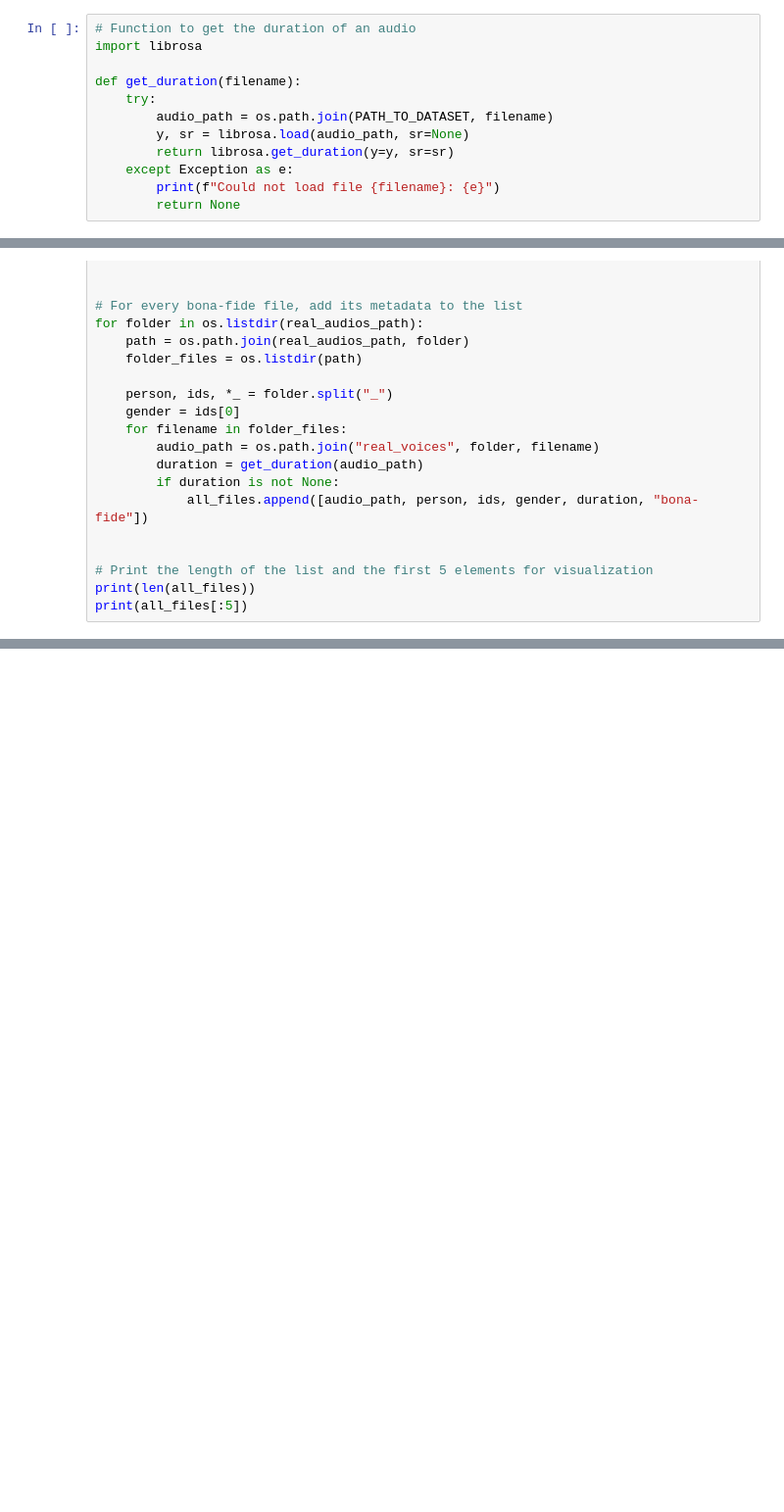
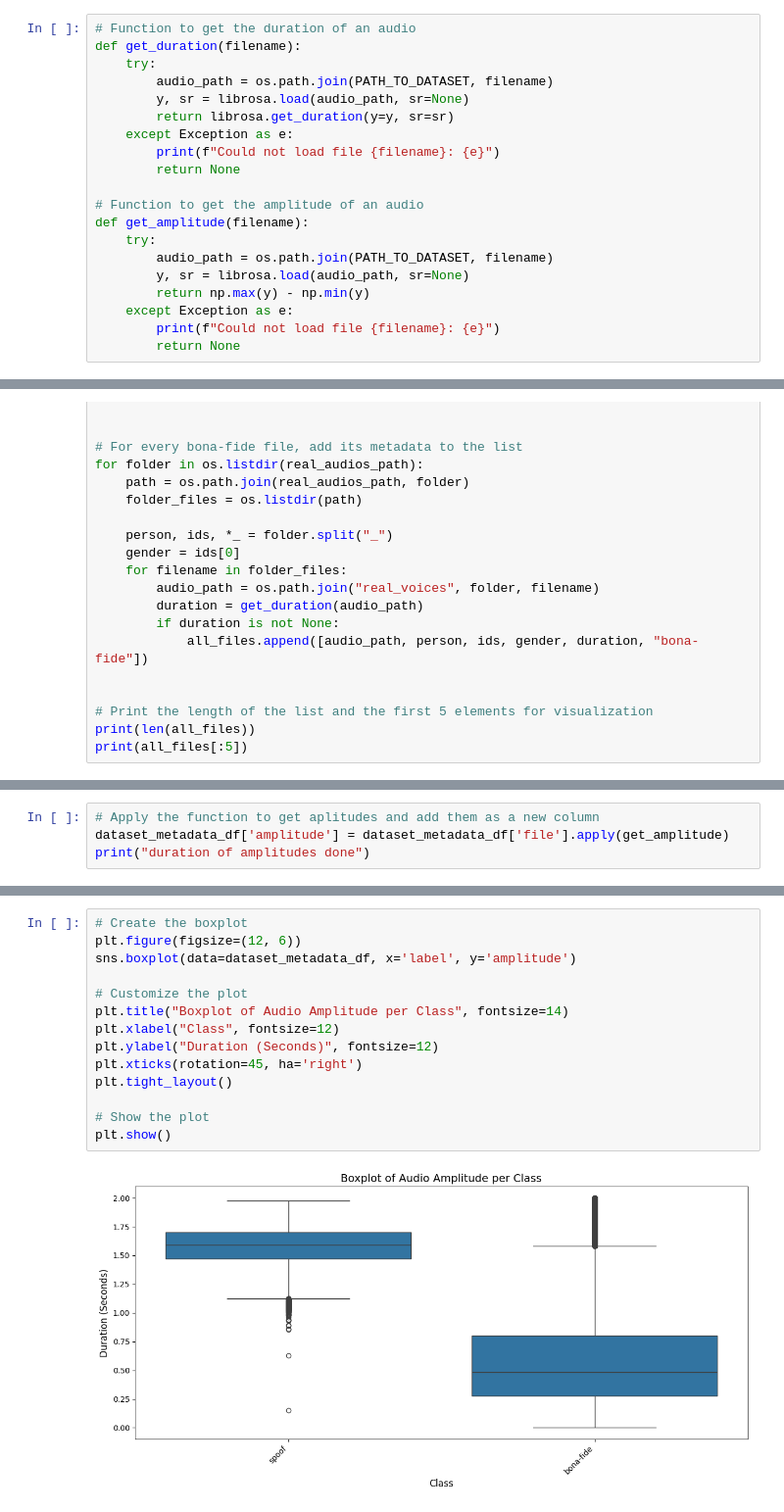
Before and after one commit to KARAS-SSL/AUDIOS, a Jupyter notebook: notebooks/dataset_exploration.ipynb, the cells around one changed output, grey strips where cells are left out. Shown at 98% size. Saved outputs shown, nothing was run; the diff lists cells and outputs as text; blank space fills up the shorter version.

Commit message:
feat: add audio amplitude exploration and document section 3

```diff
--- a/notebooks/dataset_exploration.ipynb
+++ b/notebooks/dataset_exploration.ipynb
@@ -102,8 +109,6 @@ O dataset é percorrido e é gerado um arquivo .csv com as seguintes informaçõ
 * Rótulo do áudio ("spoof" ou "bona-fide")
 # %%
 # Function to get the duration of an audio
-import librosa
-
 def get_duration(filename):
     try:
         audio_path = os.path.join(PATH_TO_DATASET, filename)
@@ -112,6 +117,16 @@ def get_duration(filename):
     except Exception as e:
         print(f"Could not load file {filename}: {e}")
         return None
+
+# Function to get the amplitude of an audio
+def get_amplitude(filename):
+    try:
+        audio_path = os.path.join(PATH_TO_DATASET, filename)
+        y, sr = librosa.load(audio_path, sr=None)
+        return np.max(y) - np.min(y)
+    except Exception as e:
+        print(f"Could not load file {filename}: {e}")
+        return None
 # %%
 # Create a list containing the path, speaker info, audio duration and label for each file.
 fake_audios_path = os.path.join(PATH_TO_DATASET, "fake_voices")
@@ -191,0 +345,4 @@ dataset_metadata_df.groupby("speaker")['duration'].sum().sort_values(ascending=F
+# %%
+# Apply the function to get aplitudes and add them as a new column
+dataset_metadata_df['amplitude'] = dataset_metadata_df['file'].apply(get_amplitude)
+print("duration of amplitudes done")
@@ -191,0 +366,16 @@ dataset_metadata_df.groupby("speaker")['duration'].sum().sort_values(ascending=F
+# %%
+# Create the boxplot
+plt.figure(figsize=(12, 6))
+sns.boxplot(data=dataset_metadata_df, x='label', y='amplitude')
+
+# Customize the plot
+plt.title("Boxplot of Audio Amplitude per Class", fontsize=14)
+plt.xlabel("Class", fontsize=12)
+plt.ylabel("Duration (Seconds)", fontsize=12)
+plt.xticks(rotation=45, ha='right')
+plt.tight_layout()
+
+# Show the plot
+plt.show()
+# %% [output]
+[figure, added]
```
Also changed, not shown: parts of 50 cells of this notebook.
